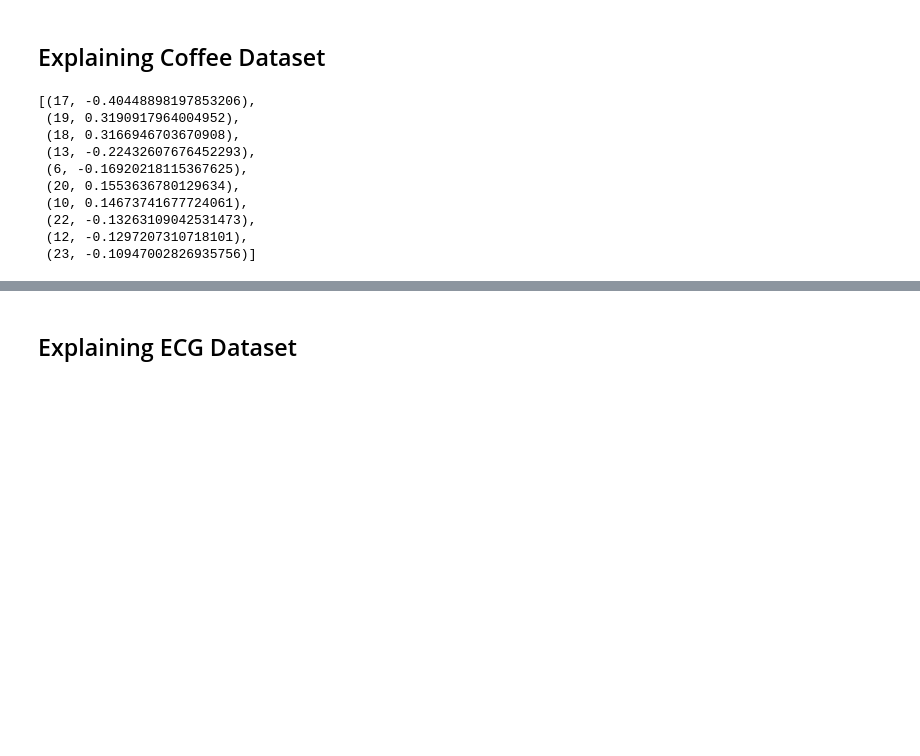
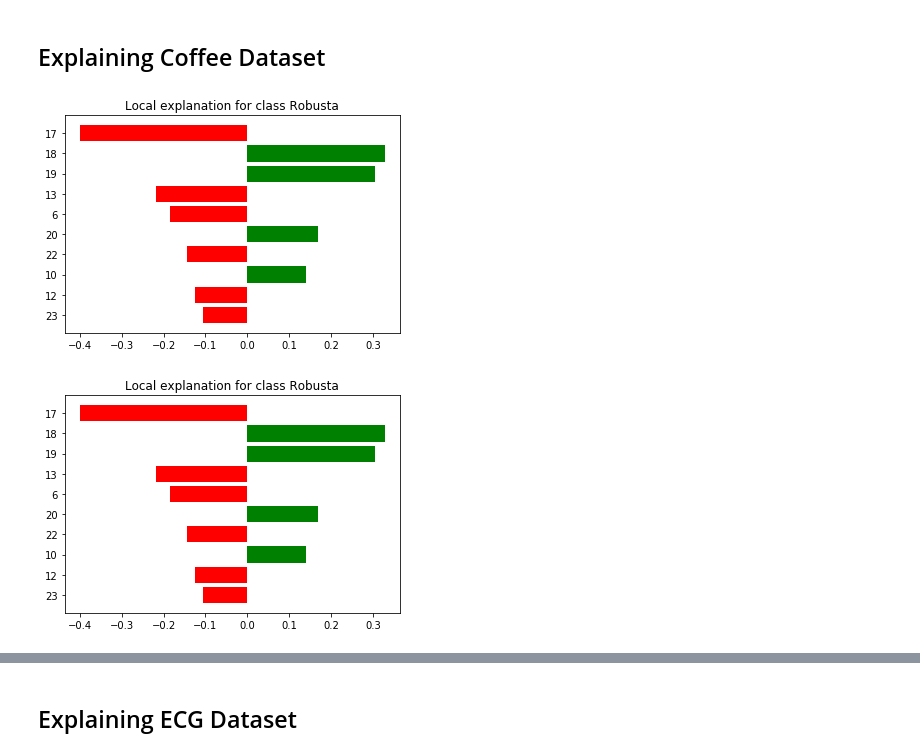
Before and after one commit to emanuel-metzenthin/Lime-For-Time, a Jupyter notebook: demo/LIME-Pipeline.ipynb, the cells around one changed output, grey strips where cells are left out. Saved outputs shown, nothing was run; the diff lists cells and outputs as text; code cells hidden in the pictures; blank space fills up the shorter version.

```diff
--- a/demo/LIME-Pipeline.ipynb
+++ b/demo/LIME-Pipeline.ipynb
@@ -84,17 +80,9 @@ num_slices = 24
 series = coffee_test_x.iloc[idx, :]
 # %%
-explainer = LimeTimeSeriesExplanation(class_names=['0', '1'], feature_selection='auto')
+explainer = LimeTimeSeriesExplainer(class_names=['Arabica', 'Robusta'])
 exp = explainer.explain_instance(series, knn.predict_proba, num_features=num_features, num_samples=5000, num_slices=num_slices,
-                                 replacement_method='total_mean', training_set=coffee_train_x)
-exp.as_list()
+                                 replacement_method='total_mean')
+exp.as_pyplot_figure()
 # %% [output]
-[(17, -0.40448898197853206),
- (19, 0.3190917964004952),
- (18, 0.3166946703670908),
- (13, -0.22432607676452293),
- (6, -0.16920218115367625),
- (20, 0.1553636780129634),
- (10, 0.14673741677724061),
- (22, -0.13263109042531473),
- (12, -0.1297207310718101),
- (23, -0.10947002826935756)]
+[figure, added]
+[figure, added]
```
Also changed, not shown: parts of 16 cells of this notebook, 16 other files.
